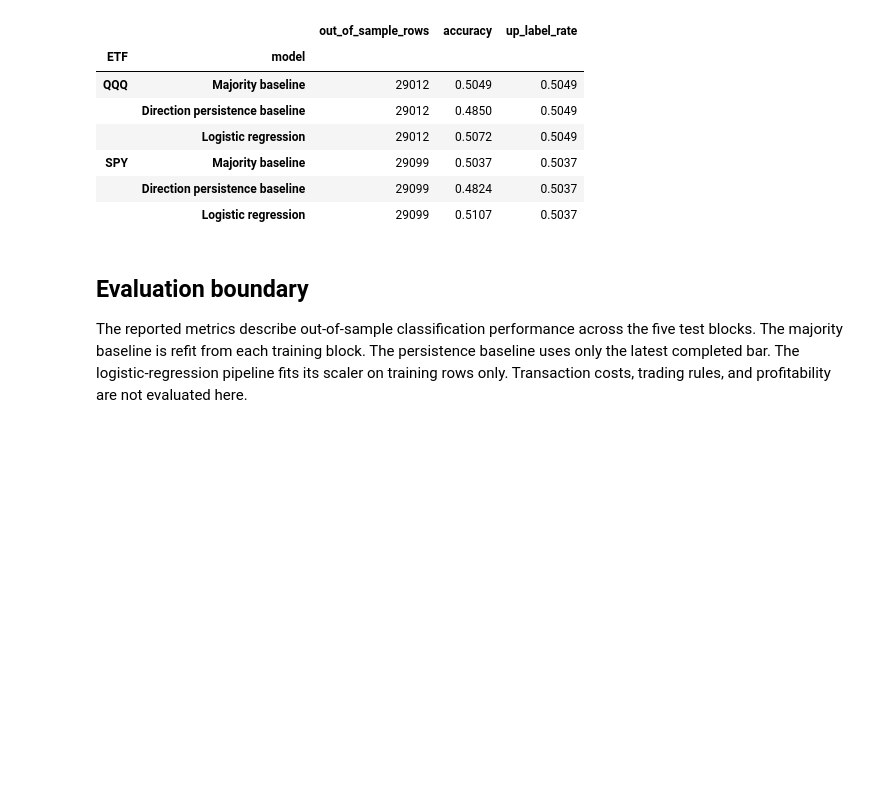
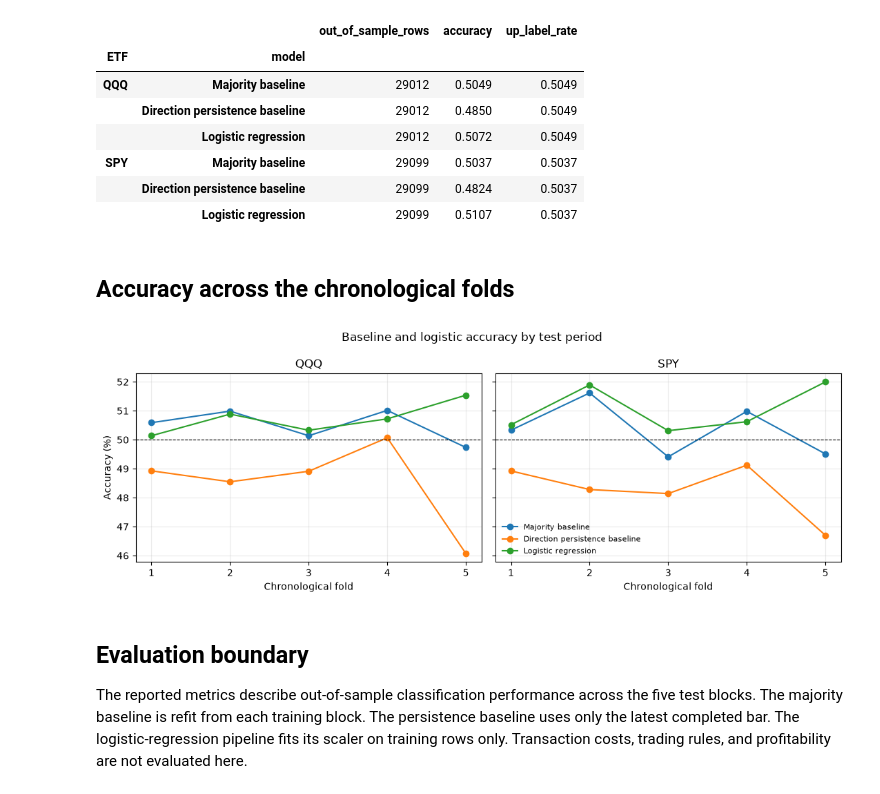
Before and after one commit to Pollyyxx/Intraday-equity-forecasting, a Jupyter notebook: notebooks/03_baseline_logistic_regression.ipynb, the cells around one changed output. Cells and saved outputs as stored; diff of their text form; code cells hidden in the pictures; blank space fills up the shorter version.

Commit message:
Add code comments and analysis visuals

```diff
--- a/notebooks/03_baseline_logistic_regression.ipynb
+++ b/notebooks/03_baseline_logistic_regression.ipynb
@@ -88,6 +93,29 @@ display(pd.DataFrame(pooled_rows).set_index(["ETF", "model"]).round(4))
 | SPY | Majority baseline | 29099 | 0.5037 | 0.5037 |
 |  | Direction persistence baseline | 29099 | 0.4824 | 0.5037 |
 |  | Logistic regression | 29099 | 0.5107 | 0.5037 |
+# %% [markdown]
+## Accuracy across the chronological folds
+# %%
+# Plot each model by fold so a strong average cannot hide an uneven test period.
+model_order = ['Majority baseline', 'Direction persistence baseline', 'Logistic regression']
+fig, axes = plt.subplots(1, 2, figsize=(11, 4), sharey=True)
+for axis, ticker in zip(axes, ['QQQ', 'SPY']):
+    subset = fold_metrics.loc[fold_metrics['ETF'].eq(ticker)]
+    for model in model_order:
+        rows = subset.loc[subset['model'].eq(model)].sort_values('fold')
+        axis.plot(rows['fold'], rows['accuracy'] * 100, marker='o', label=model)
+    axis.axhline(50, color='black', linestyle='--', linewidth=0.8)
+    axis.set_title(ticker)
+    axis.set_xlabel('Chronological fold')
+    axis.set_xticks(sorted(subset['fold'].unique()))
+    axis.grid(alpha=0.25)
+axes[0].set_ylabel('Accuracy (%)')
+axes[1].legend(frameon=False, fontsize=8)
+fig.suptitle('Baseline and logistic accuracy by test period')
+fig.tight_layout()
+plt.show()
+# %% [output]
+[figure, added]
 # %% [markdown]
 ## Evaluation boundary
 
```
Also changed, not shown: parts of 4 cells of this notebook, 17 other files.
